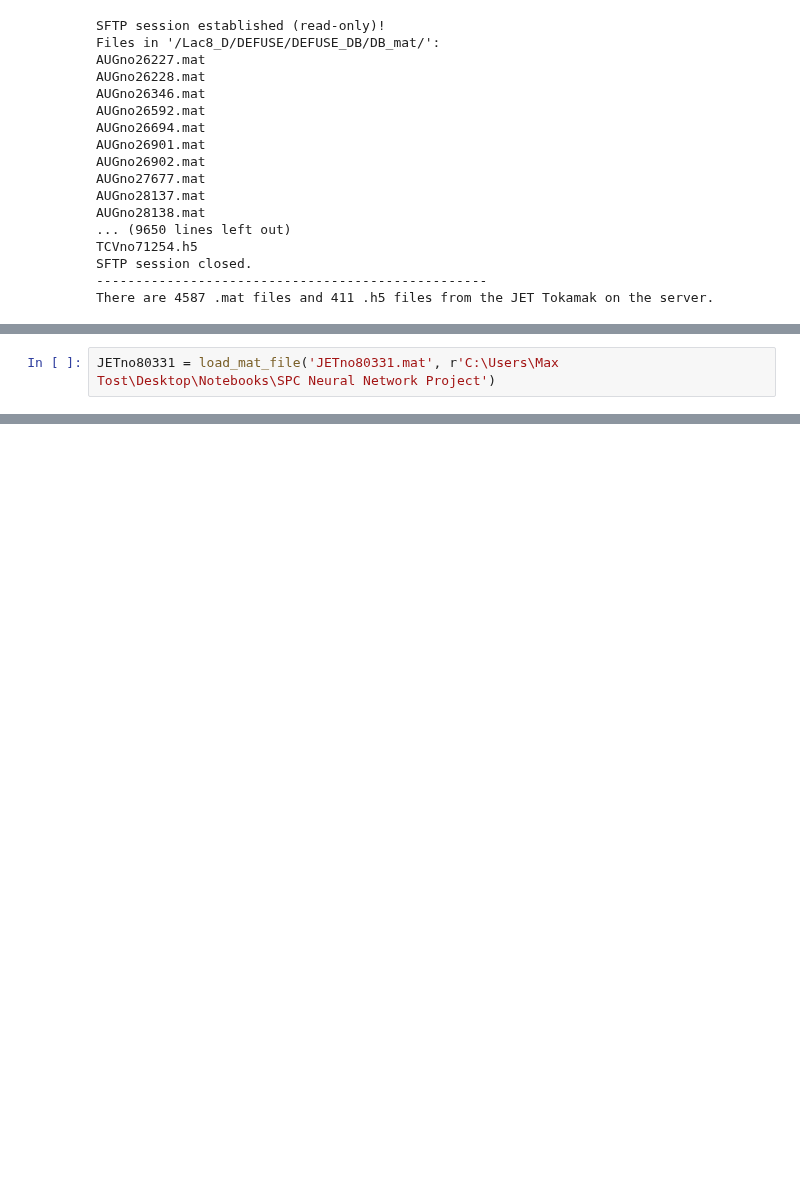
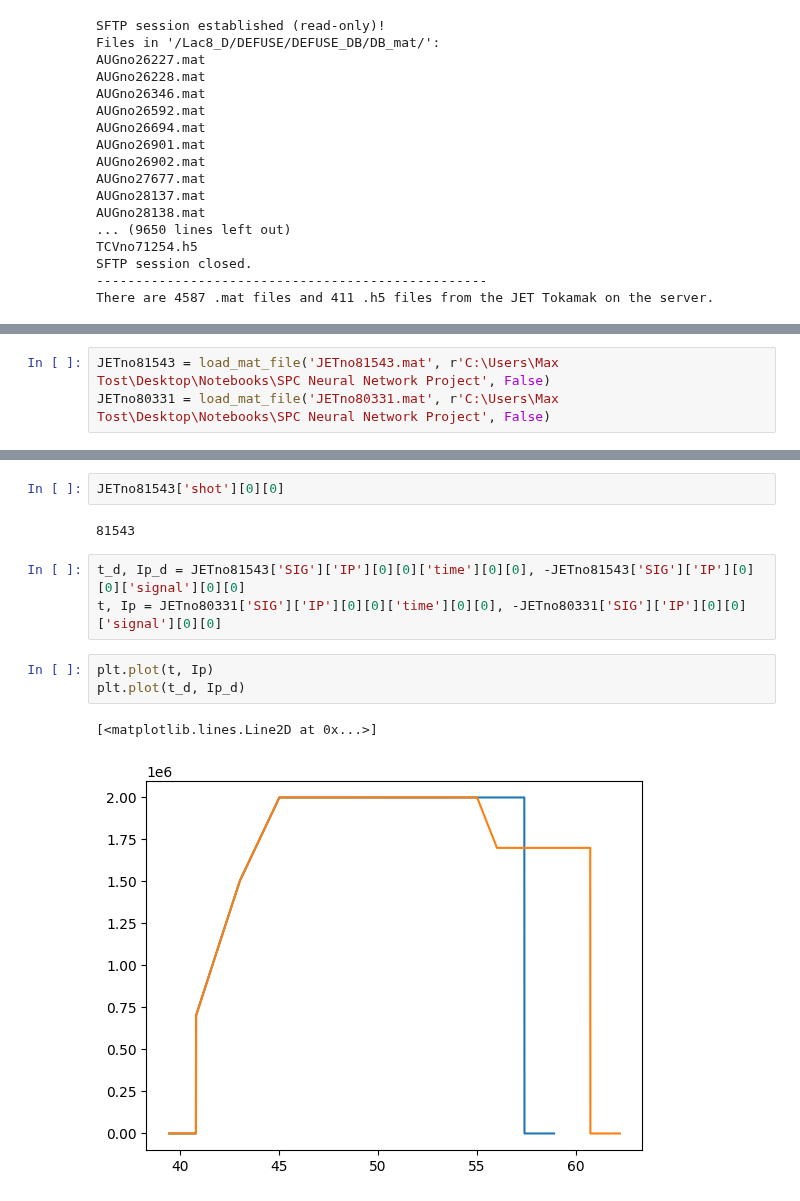
Before and after one commit to maxtost10/SPC-Runaway_Classifier, a Jupyter notebook: LoadDefuse.ipynb, the cells around one changed output, grey strips where cells are left out. Cells and saved outputs as stored; diff of their text form; blank space fills up the shorter version.

Commit message:
Loading mat files and plotting shot variables

```diff
--- a/LoadDefuse.ipynb
+++ b/LoadDefuse.ipynb
@@ -38,2 +51,3 @@ There are 4587 .mat files and 411 .h5 files from the JET Tokamak on the server.
 # %%
-JETno80331 = load_mat_file('JETno80331.mat', r'C:\Users\Max Tost\Desktop\Notebooks\SPC Neural Network Project')
+JETno81543 = load_mat_file('JETno81543.mat', r'C:\Users\Max Tost\Desktop\Notebooks\SPC Neural Network Project', False)
+JETno80331 = load_mat_file('JETno80331.mat', r'C:\Users\Max Tost\Desktop\Notebooks\SPC Neural Network Project', False)
@@ -53,0 +59,13 @@ SFTP session closed.
+# %%
+JETno81543['shot'][0][0]
+# %% [output]
+81543
+# %%
+t_d, Ip_d = JETno81543['SIG']['IP'][0][0]['time'][0][0], -JETno81543['SIG']['IP'][0][0]['signal'][0][0]
+t, Ip = JETno80331['SIG']['IP'][0][0]['time'][0][0], -JETno80331['SIG']['IP'][0][0]['signal'][0][0]
+# %%
+plt.plot(t, Ip)
+plt.plot(t_d, Ip_d)
+# %% [output]
+[<matplotlib.lines.Line2D at 0x...>]
+[figure, added]
```
Also changed, not shown: parts of 4 cells of this notebook.
